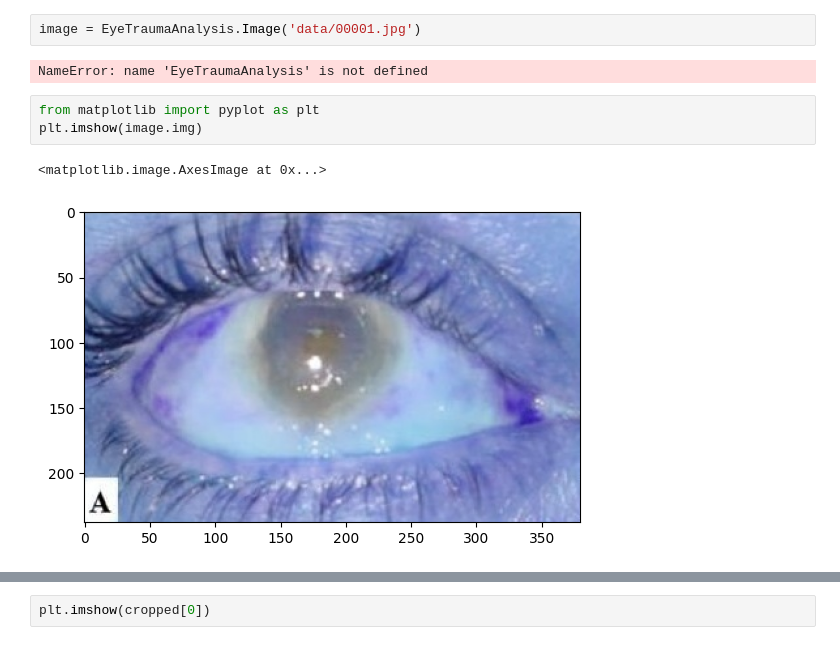
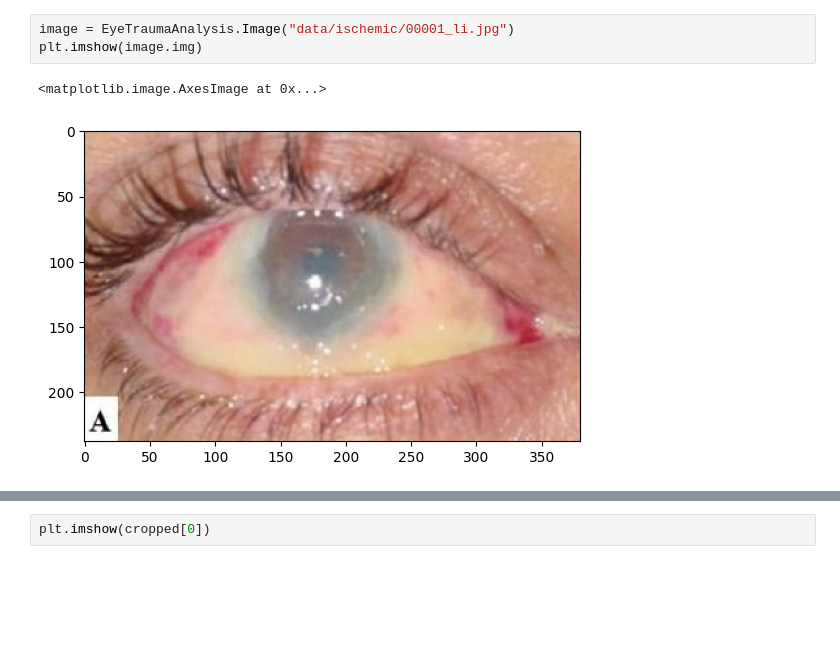
Before and after one commit to ethanrasmussen/EyeTraumaAnalysis, a Jupyter notebook: src/notebooks/testing.ipynb, the cells around one changed output, grey strips where cells are left out. Cells and saved outputs as stored; diff of their text form; blank space fills up the shorter version.

```diff
--- a/src/notebooks/testing.ipynb
+++ b/src/notebooks/testing.ipynb
@@ -13,13 +17,9 @@ importlib.reload(EyeTraumaAnalysis)
 # %%
-image = EyeTraumaAnalysis.Image('data/00001.jpg')
+image = EyeTraumaAnalysis.Image("data/ischemic/00001_li.jpg")
+plt.imshow(image.img)
 # %% [output]
-NameError: name 'EyeTraumaAnalysis' is not defined
+<matplotlib.image.AxesImage at 0x...>
+[figure, added]
-# %%
-from matplotlib import pyplot as plt
-plt.imshow(image.img)
-# %% [output]
-<matplotlib.image.AxesImage at 0x...>
-[figure, removed]
 # %%
 plt.imshow(EyeTraumaAnalysis.rotate_img(image.img, 77))
 # %% [output]
```
Also changed, not shown: parts of 7 cells of this notebook, 51 other files.
